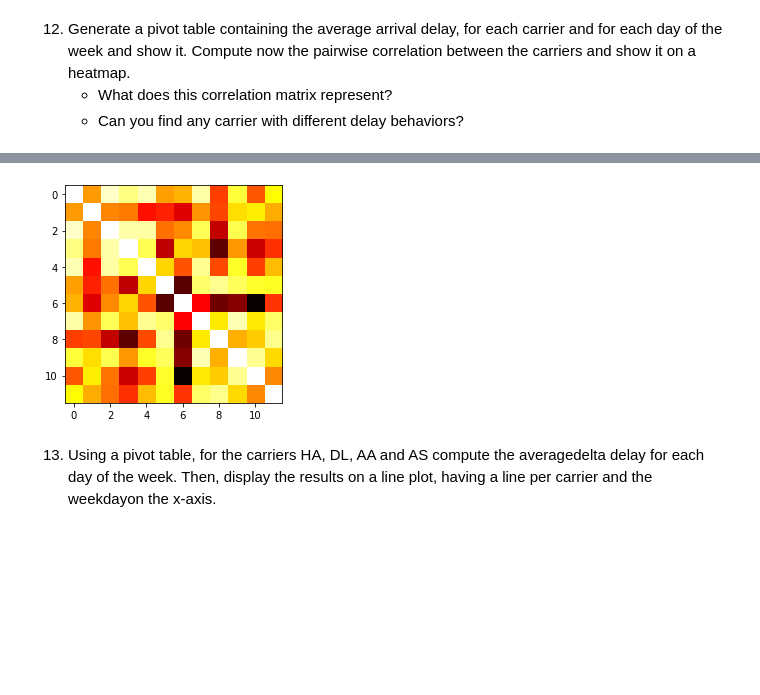
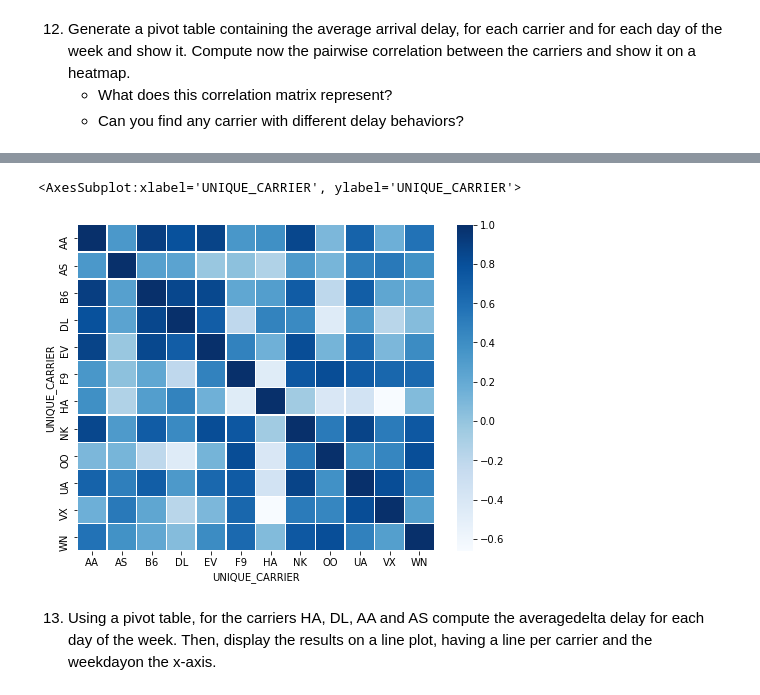
Before and after one commit to francescodisalvo05/Data-Science-Lab-Exercises, a Jupyter notebook: Notebooks/5-Laboratory-04-11-2020.ipynb, the cells around one changed output, grey strips where cells are left out. Cells and saved outputs as stored; diff of their text form; code cells hidden in the pictures; blank space fills up the shorter version.

```diff
--- a/Notebooks/5-Laboratory-04-11-2020.ipynb
+++ b/Notebooks/5-Laboratory-04-11-2020.ipynb
@@ -612,12 +596,12 @@ df_piv2
 | 4 | 2.849597 | 1.041602 | 4.651251 | -2.084867 | 9.070754 | 9.160569 | 8.109954 | 6.500963 | 12.453080 | 0.034880 | ... |
 | 5 | 4.184057 | -0.996014 | 12.001899 | 23.544369 | 17.576776 | 3.518868 | 6.437046 | 6.157572 | 7.208863 | 0.276019 | ... |
 | 6 | 7.764121 | 11.400962 | 18.823760 | 23.250943 | 17.601550 | 11.655117 | 4.578999 | 14.073158 | 11.274667 | 10.890128 | ... |
-# %%
-# problems durind the installation of sns..
-plt.imshow(df_piv2.corr(), cmap='hot', interpolation='nearest')
-plt.show()
-# %% [output]
-[figure, removed]
+# %%
+plt.figure(figsize=(8, 6))
+sns.heatmap(df_piv2.corr(), annot=False, cmap="Blues",linewidth=0.3)
+# %% [output]
+<AxesSubplot:xlabel='UNIQUE_CARRIER', ylabel='UNIQUE_CARRIER'>
+[figure, added]
 # %% [markdown]
 13. Using a pivot table, for the carriers HA, DL, AA and AS compute the averagedelta delay for each day of the week. Then, display the results on a line plot, having a line per carrier and the weekdayon the x-axis.
 # %%
```
Also changed, not shown: parts of 7 cells of this notebook.
